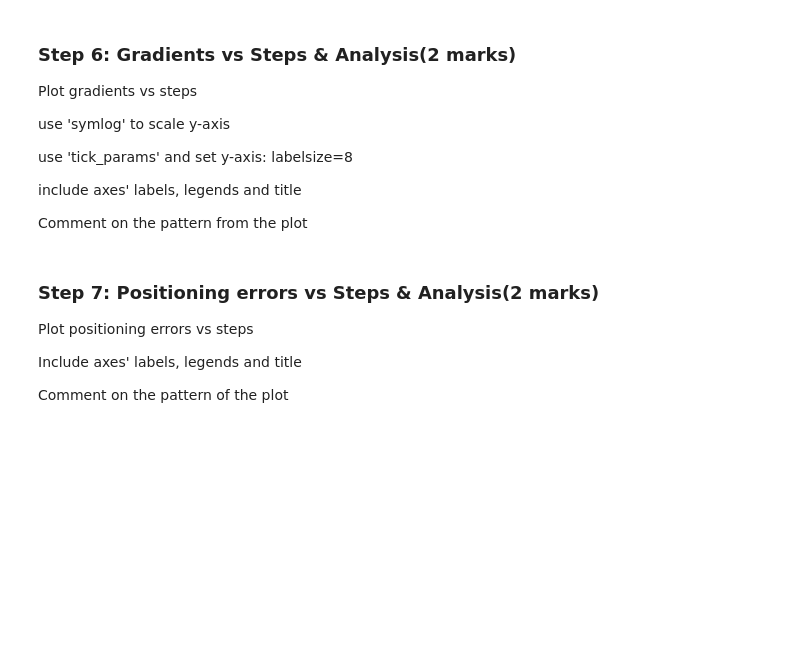
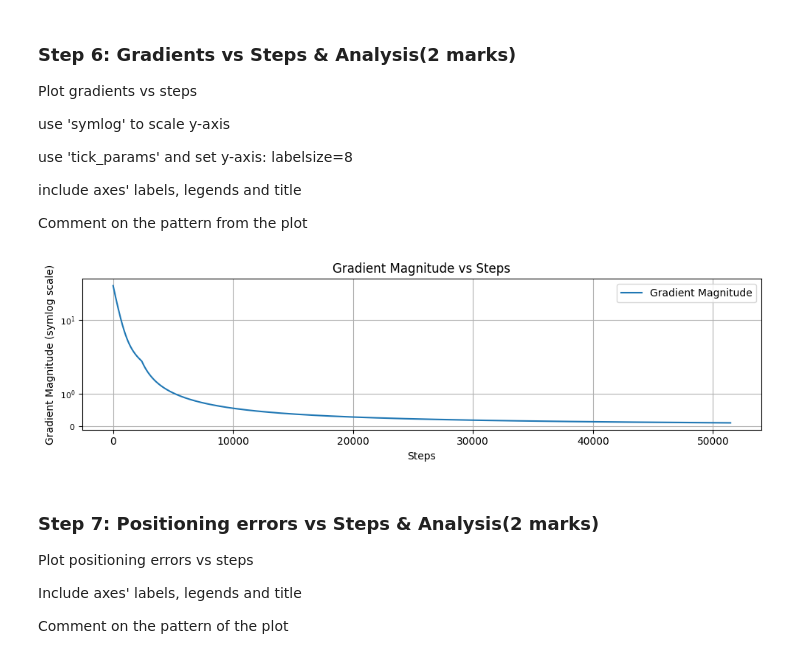
Before and after one commit to TonnyChuwa/engg680_2024_fall, a Jupyter notebook: Lab_Assignment3/Introduction to Machine Learning.ipynb, the cells around one changed output. Saved outputs shown, nothing was run; the diff lists cells and outputs as text; code cells hidden in the pictures; blank space fills up the shorter version.

```diff
--- a/Lab_Assignment3/Introduction to Machine Learning.ipynb
+++ b/Lab_Assignment3/Introduction to Machine Learning.ipynb
@@ -299,6 +382,30 @@ plt.show()
 
 # Comment on the pattern
 # ...
+# %%
+# Plot gradient magnitudes vs steps using 'symlog' for scaling the y-axis
+fig, ax = plt.subplots(nrows=1, ncols=1, figsize=(10, 3))
+ax.plot(arr_grad, label='Gradient Magnitude')
+ax.set_yscale('symlog')  # Use symmetric logarithmic scale for the y-axis
+ax.set_xlabel('Steps')
+ax.set_ylabel('Gradient Magnitude (symlog scale)')
+ax.set_title('Gradient Magnitude vs Steps')
+ax.tick_params(axis='y', labelsize=8)  # Set y-axis label size
+ax.grid(True)  # Add grid lines for better visualization
+ax.legend()
+
+fig.tight_layout()  # Adjust the layout to prevent clipping of labels
+plt.show()
+
+# Comment on the pattern:
+# The "Gradient Magnitude vs Steps" plot shows a decreasing trend in gradient magnitude as the number
+# of steps increases, indicating that the gradient descent algorithm is converging. Initially, the gradients
+# are larger, reflecting substantial updates in the early iterations. As the number of steps increases,
+# the gradient magnitudes decrease, indicating that the updates are becoming smaller, and the algorithm
+# is approaching convergence. If the gradient magnitudes stabilize and approach zero, this suggests that
+# the optimization process has reached a minimum or is close to it.
+# %% [output]
+[figure, added]
 # %% [markdown]
 ### Step 7: Positioning errors vs Steps & Analysis(2 marks)
 Plot positioning errors vs steps
```
Also changed, not shown: parts of 14 cells of this notebook.
